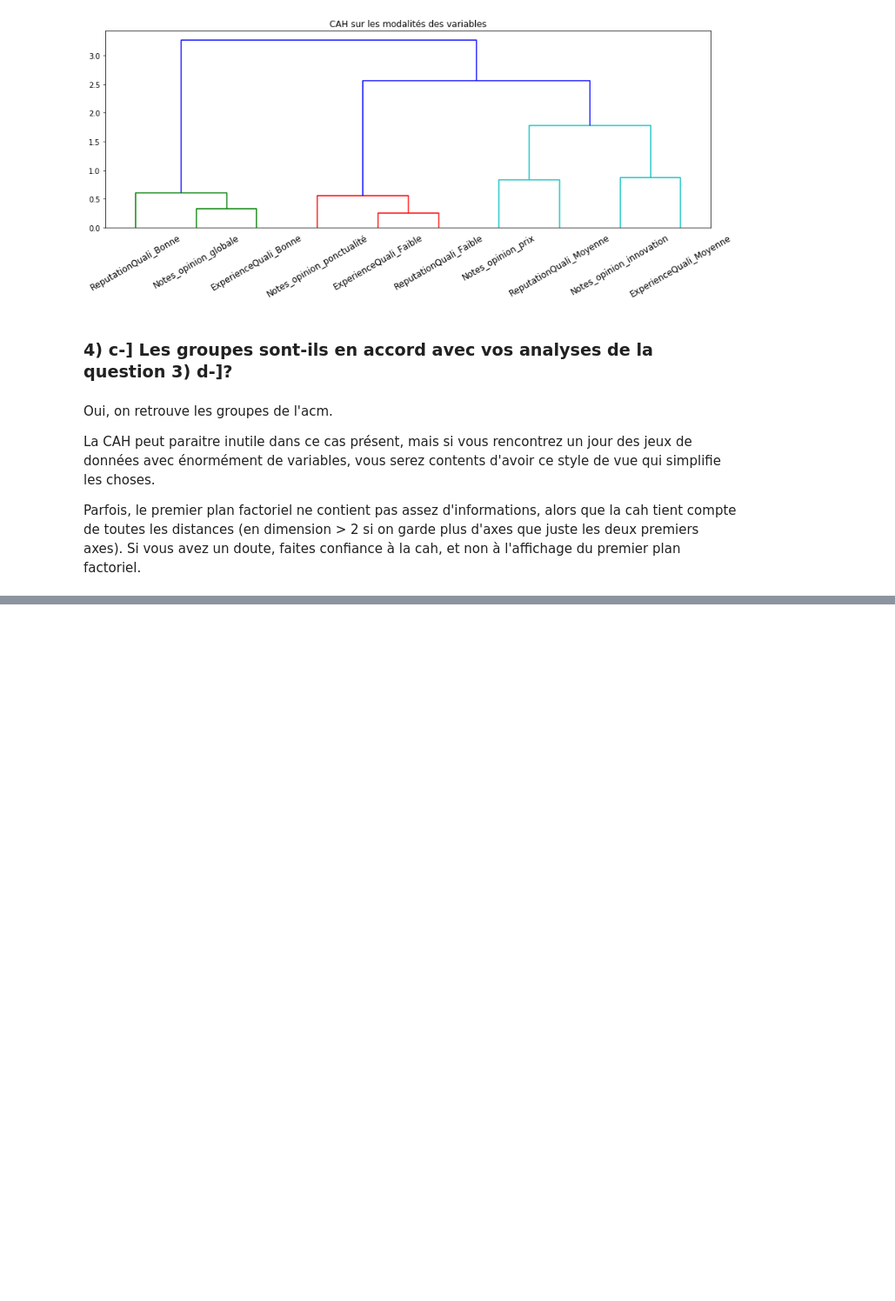
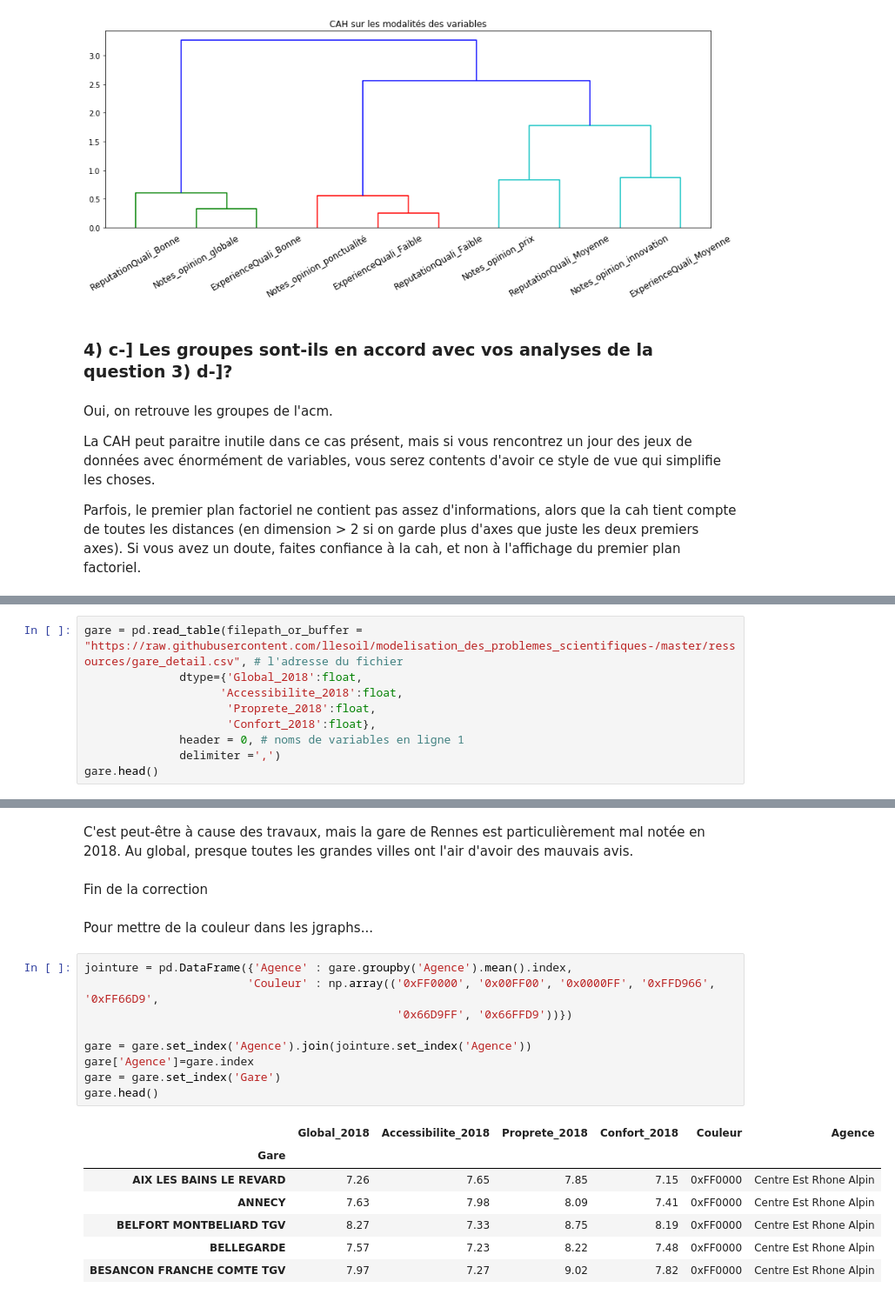
Before and after one commit to Sarah-Piet/modelisation_des_problemes_scientifiques-, a Jupyter notebook: Corrections/Correction TP2 - La satisfaction de la clientèle de la SNCF.ipynb, the cells around one changed output, grey strips where cells are left out. Shown: that part at 87% size. Saved outputs shown, nothing was run; the diff lists cells and outputs as text; blank space fills up the shorter version.

```diff
--- a/Corrections/Correction TP2 - La satisfaction de la clientèle de la SNCF.ipynb
+++ b/Corrections/Correction TP2 - La satisfaction de la clientèle de la SNCF.ipynb
@@ -271,0 +271,9 @@ Parfois, le premier plan factoriel ne contient pas assez d'informations, alors q
+# %%
+gare = pd.read_table(filepath_or_buffer = "https://raw.githubusercontent.com/llesoil/modelisation_des_problemes_scientifiques-/master/ressources/gare_detail.csv", # l'adresse du fichier
+              dtype={'Global_2018':float,
+                    'Accessibilite_2018':float,
+                     'Proprete_2018':float,
+                     'Confort_2018':float},
+              header = 0, # noms de variables en ligne 1
+              delimiter =',')
+gare.head()
@@ -271,0 +338,23 @@ Parfois, le premier plan factoriel ne contient pas assez d'informations, alors q
+# %% [markdown]
+C'est peut-être à cause des travaux, mais la gare de Rennes est particulièrement mal notée en 2018. Au global, presque toutes les grandes villes ont l'air d'avoir des mauvais avis.
+# %% [markdown]
+Fin de la correction
+# %% [markdown]
+Pour mettre de la couleur dans les jgraphs...
+# %%
+jointure = pd.DataFrame({'Agence' : gare.groupby('Agence').mean().index,
+                        'Couleur' : np.array(('0xFF0000', '0x00FF00', '0x0000FF', '0xFFD966', '0xFF66D9',
+                                              '0x66D9FF', '0x66FFD9'))})
+
+gare = gare.set_index('Agence').join(jointure.set_index('Agence'))
+gare['Agence']=gare.index
+gare = gare.set_index('Gare')
+gare.head()
+# %% [output]
+|  | Global_2018 | Accessibilite_2018 | Proprete_2018 | Confort_2018 | Couleur | Agence |
+| Gare |  |  |  |  |  |  |
+| AIX LES BAINS LE REVARD | 7.26 | 7.65 | 7.85 | 7.15 | 0xFF0000 | Centre Est Rhone Alpin |
+| ANNECY | 7.63 | 7.98 | 8.09 | 7.41 | 0xFF0000 | Centre Est Rhone Alpin |
+| BELFORT MONTBELIARD TGV | 8.27 | 7.33 | 8.75 | 8.19 | 0xFF0000 | Centre Est Rhone Alpin |
+| BELLEGARDE | 7.57 | 7.23 | 8.22 | 7.48 | 0xFF0000 | Centre Est Rhone Alpin |
+| BESANCON FRANCHE COMTE TGV | 7.97 | 7.27 | 9.02 | 7.82 | 0xFF0000 | Centre Est Rhone Alpin |
```
Also changed, not shown: parts of 17 cells of this notebook.
